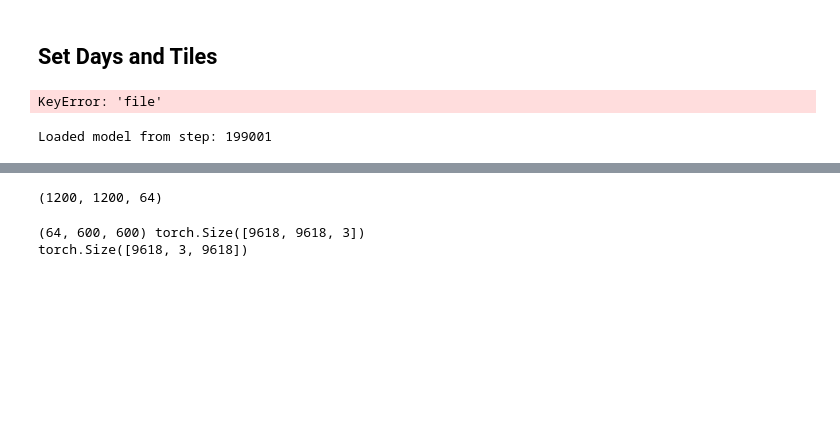
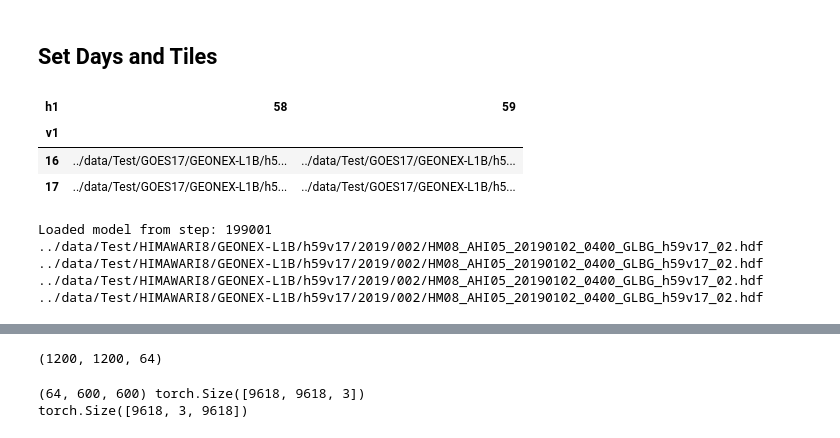
Before and after one commit to tjvandal/unsupervised-spectral-synthesis, a Jupyter notebook: notebooks/CaseStudy.ipynb, the cells around one changed output, grey strips where cells are left out. Cells and saved outputs as stored; diff of their text form; code cells hidden in the pictures; blank space fills up the shorter version.

Commit message:
organizing test set

```diff
--- a/notebooks/CaseStudy.ipynb
+++ b/notebooks/CaseStudy.ipynb
@@ -60,26 +60,33 @@ def save_image(img, fname, cmap='jet', vmin=None, vmax=None):
 # %%
 sensor = 'H8'
 geodata = geonexl1b.GeoNEXL1b('/nex/projects/goesscratch/weile/AHI05_java/output/HDF4', sensor)
 datafiles = geodata.files(year=year, dayofyear=dayofyear)
 datafiles = datafiles[datafiles['hour'] == hour]
 datafiles = datafiles[datafiles['minute'] == 0]
 files = datafiles.pivot('v', 'h', 'file')
+#files = files[hrange].loc[vrange]
+#files
+
+
 
 goespaired = geonexl1b.L1bPaired('../data/Test/GOES17/GEONEX-L1B/',
                                  '../data/Test/HIMAWARI8/GEONEX-L1B/',
-                                 'G16', 'G17')
+                                 'G17', 'H8')
 files = goespaired.files(cachedir='tmp').reset_index()
 h8files = files.pivot('v1', 'h1', 'file2')
 #h8files = h8files[hrange].loc[vrange]
 #files = files.head(50)
 h8files
 
 g17files = files.pivot('v1', 'h1', 'file1')
 #g17files = g17files[hrange].loc[vrange]
 #files = files.head(50)
 g17files
 # %% [output]
-KeyError: 'file'
+| h1 | 58 | 59 |
+| v1 |  |  |
+| 16 | ../data/Test/GOES17/GEONEX-L1B/h5... | ../data/Test/GOES17/GEONEX-L1B/h5... |
+| 17 | ../data/Test/GOES17/GEONEX-L1B/h5... | ../data/Test/GOES17/GEONEX-L1B/h5... |
 # %%
 files = h8files
 
@@ -91,19 +98,29 @@ model, params = load_model(exp_config_file)
 params
 
 size = 600
-data = np.empty((vsize*size, hsize*size, 16))
-prediction = np.empty_like(data)
+h8_data = np.empty((vsize*size, hsize*size, 16))
+g17_data = np.empty((vsize*size, hsize*size, 16))
+prediction_g17 = np.empty_like(data)
+prediction_h8 = np.empty_like(data)
+
 latent_space = np.empty((vsize*size, hsize*size, 64))
 for ih in range(hsize):
     for iv in range(vsize):
-        f = files.values[iv, ih]
-        arr = geonexl1b.L1bFile(f, resolution_km=1.).load()
-        data[iv*size:(iv+1)*size, ih*size:(ih+1)*size] = arr
-        g16_synth, z = domain_to_domain(model, arr, 'H8', 'G16', latent=True)
-        prediction[iv*size:(iv+1)*size, ih*size:(ih+1)*size] = g16_synth
-        latent_space[iv*size:(iv+1)*size, ih*size:(ih+1)*size] =  np.transpose(z, (1,2,0))
+        fh8 = h8files.values[iv, ih]
+        fg17 = g17files.values[iv,ih]
+        print(f)
+        arr = geonexl1b.L1bFile(fh8, resolution_km=1.).load()
+        h8_data[iv*size:(iv+1)*size, ih*size:(ih+1)*size] = arr
+        g17_data[iv*size:(iv+1)*size, ih*size:(ih+1)*size] = geonexl1b.L1bFile(fg17, resolution_km=1.).load()
+
+prediction_g17, latent_space = domain_to_domain(model, h8_data, 'H8', 'G17', latent=True)
+prediction_h8 = domain_to_domain(model, g17_data, 'G17', 'H8')
 # %% [output]
 Loaded model from step: 199001
+../data/Test/HIMAWARI8/GEONEX-L1B/h59v17/2019/002/HM08_AHI05_20190102_0400_GLBG_h59v17_02.hdf
+../data/Test/HIMAWARI8/GEONEX-L1B/h59v17/2019/002/HM08_AHI05_20190102_0400_GLBG_h59v17_02.hdf
+../data/Test/HIMAWARI8/GEONEX-L1B/h59v17/2019/002/HM08_AHI05_20190102_0400_GLBG_h59v17_02.hdf
+../data/Test/HIMAWARI8/GEONEX-L1B/h59v17/2019/002/HM08_AHI05_20190102_0400_GLBG_h59v17_02.hdf
 # %%
 def green_correction(img, F):
     img[:,:,1] = (1-F) * img[:,:,1] + F * img[:,:,3]
```
Also changed, not shown: parts of 4 cells of this notebook, 2 other files.
